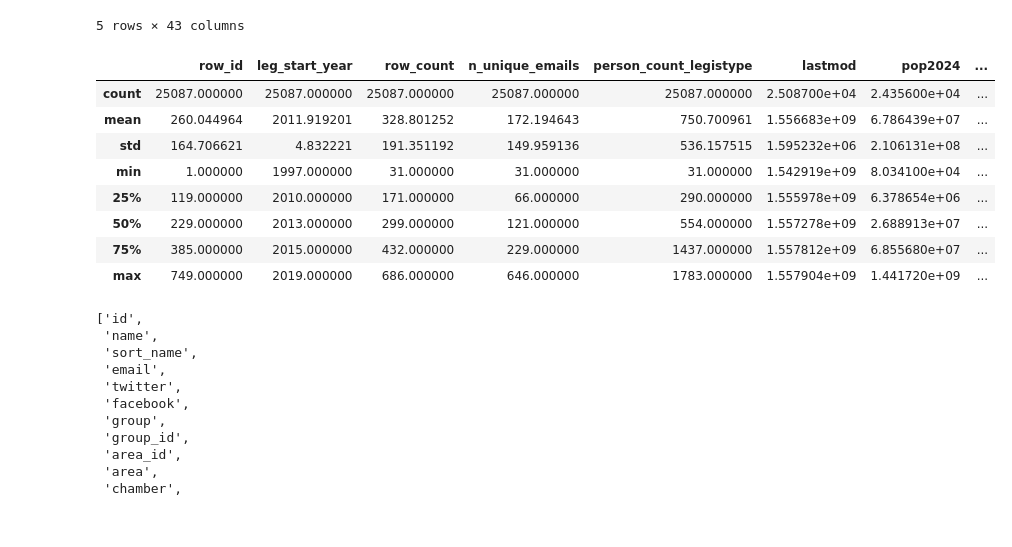
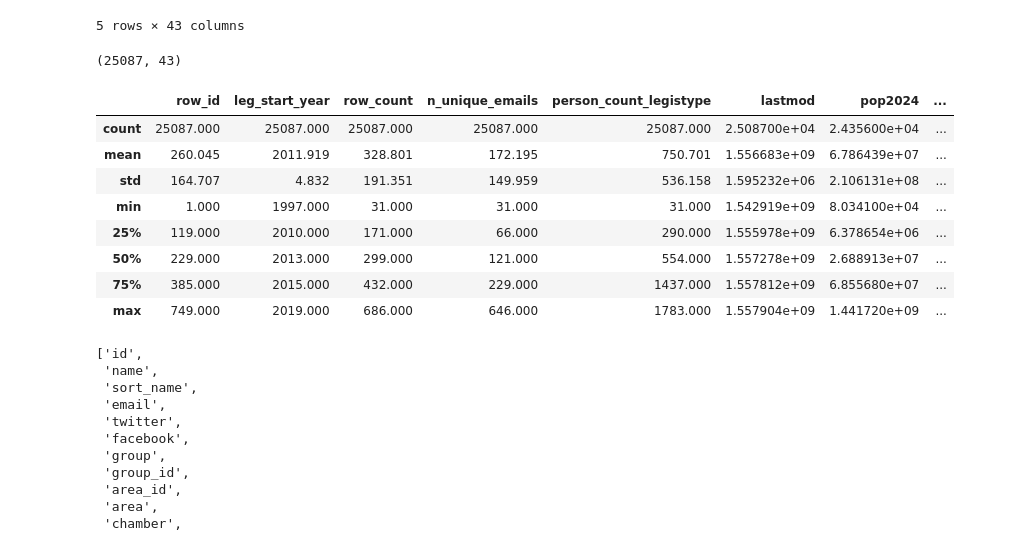
Before and after one commit to themains/pwned_pols, a Jupyter notebook: scripts/04_hibp_everypol_combine.ipynb, the cells around one changed output. Drawn from its saved outputs; the diff is of its cells as text; code cells hidden in the pictures.

```diff
--- a/scripts/04_hibp_everypol_combine.ipynb
+++ b/scripts/04_hibp_everypol_combine.ipynb
@@ -5,13 +5,10 @@ import os
 import pandas as pd
 import json
 # %%
-# Folder containing JSON files
-json_folder = "../data/everypol_hibp"
+json_folder = "../data/everypol/everypol_hibp"
 
-# Initialize an empty set to collect all unique names
 all_names = set()
 
-# Iterate over JSON files to extract all unique names
 for filename in os.listdir(json_folder):
     if filename.endswith(".json"):
         file_path = os.path.join(json_folder, filename)
@@ -19,13 +16,10 @@ for filename in os.listdir(json_folder):
             data = json.load(file)
             all_names.update(entry["Name"] for entry in data)
 
-# Convert the set of all names to a sorted list
 all_names = sorted(all_names)
 
-# Initialize an empty DataFrame with columns for all names and filenames
 df = pd.DataFrame(columns=["Filename"] + all_names)
 
-# Populate the DataFrame with boolean values
 for filename in os.listdir(json_folder):
     if filename.endswith(".json"):
         file_path = os.path.join(json_folder, filename)
@@ -33,7 +27,6 @@ for filename in os.listdir(json_folder):
             data = json.load(file)
             present_names = {entry["Name"] for entry in data}
 
-        # Create a row with filename and boolean values for each name
         row = {"Filename": filename.replace(".json", "")}
         row.update({name: name in present_names for name in all_names})
         df = pd.concat([df, pd.DataFrame([row])], ignore_index=True)
@@ -114,5 +107,5 @@ grouped_bool_counts.head()
 # %%
-pol_dat = pd.read_csv("../data/everypol_combined_legislature_data.csv", low_memory=False)
+pol_dat = pd.read_csv("../data/everypol/everypol_combined_legislature_data.csv", low_memory=False)
 pol_dat.head()
 # %% [output]
 |  | id | name | sort_name | email | twitter | facebook | group | group_id | area_id | area | ... | ... |
@@ -133,18 +130,22 @@ pol_hibp.head()
 | 3 | c9a891c3-adb6-4581-b93b-72f9c00beacc | Adhikari, Shri Suvendu | Adhikari, Shri Suvendu | adhikari.suvendu@sansad.nic.in | NaN | NaN | All India Trinamool Congress | AITC | tamluk | Tamluk | ... | ... |
 | 4 | 5c22c70d-8317-4f94-97ec-2ccadd1acdf3 | Adityanath , Shri Yogi | Adityanath , Shri Yogi | yogi.adityanath@sansad.nic.in | NaN | NaN | Bharatiya Janata Party | BJP | gorakhpur | Gorakhpur | ... | ... |
 5 rows × 43 columns
+# %%
+pol_hibp.shape
+# %% [output]
+(25087, 43)
 # %%
-pol_hibp.describe()
+pol_hibp.describe().round(3)
 # %% [output]
 |  | row_id | leg_start_year | row_count | n_unique_emails | person_count_legistype | lastmod | pop2024 | ... |
-| count | 25087.000000 | 25087.000000 | 25087.000000 | 25087.000000 | 25087.000000 | 2.508700e+04 | 2.435600e+04 | ... |
-| mean | 260.044964 | 2011.919201 | 328.801252 | 172.194643 | 750.700961 | 1.556683e+09 | 6.786439e+07 | ... |
-| std | 164.706621 | 4.832221 | 191.351192 | 149.959136 | 536.157515 | 1.595232e+06 | 2.106131e+08 | ... |
-| min | 1.000000 | 1997.000000 | 31.000000 | 31.000000 | 31.000000 | 1.542919e+09 | 8.034100e+04 | ... |
-| 25% | 119.000000 | 2010.000000 | 171.000000 | 66.000000 | 290.000000 | 1.555978e+09 | 6.378654e+06 | ... |
-| 50% | 229.000000 | 2013.000000 | 299.000000 | 121.000000 | 554.000000 | 1.557278e+09 | 2.688913e+07 | ... |
-| 75% | 385.000000 | 2015.000000 | 432.000000 | 229.000000 | 1437.000000 | 1.557812e+09 | 6.855680e+07 | ... |
-| max | 749.000000 | 2019.000000 | 686.000000 | 646.000000 | 1783.000000 | 1.557904e+09 | 1.441720e+09 | ... |
+| count | 25087.000 | 25087.000 | 25087.000 | 25087.000 | 25087.000 | 2.508700e+04 | 2.435600e+04 | ... |
+| mean | 260.045 | 2011.919 | 328.801 | 172.195 | 750.701 | 1.556683e+09 | 6.786439e+07 | ... |
+| std | 164.707 | 4.832 | 191.351 | 149.959 | 536.158 | 1.595232e+06 | 2.106131e+08 | ... |
+| min | 1.000 | 1997.000 | 31.000 | 31.000 | 31.000 | 1.542919e+09 | 8.034100e+04 | ... |
+| 25% | 119.000 | 2010.000 | 171.000 | 66.000 | 290.000 | 1.555978e+09 | 6.378654e+06 | ... |
+| 50% | 229.000 | 2013.000 | 299.000 | 121.000 | 554.000 | 1.557278e+09 | 2.688913e+07 | ... |
+| 75% | 385.000 | 2015.000 | 432.000 | 229.000 | 1437.000 | 1.557812e+09 | 6.855680e+07 | ... |
+| max | 749.000 | 2019.000 | 686.000 | 646.000 | 1783.000 | 1.557904e+09 | 1.441720e+09 | ... |
 # %%
 columns_to_fill = ['IsVerified', 'IsFabricated', 'IsSensitive',
                    'IsRetired', 'IsSpamList', 'IsMalware', 'IsSubscriptionFree']
```
Also changed, not shown: parts of 8 cells of this notebook, 2 other files.
